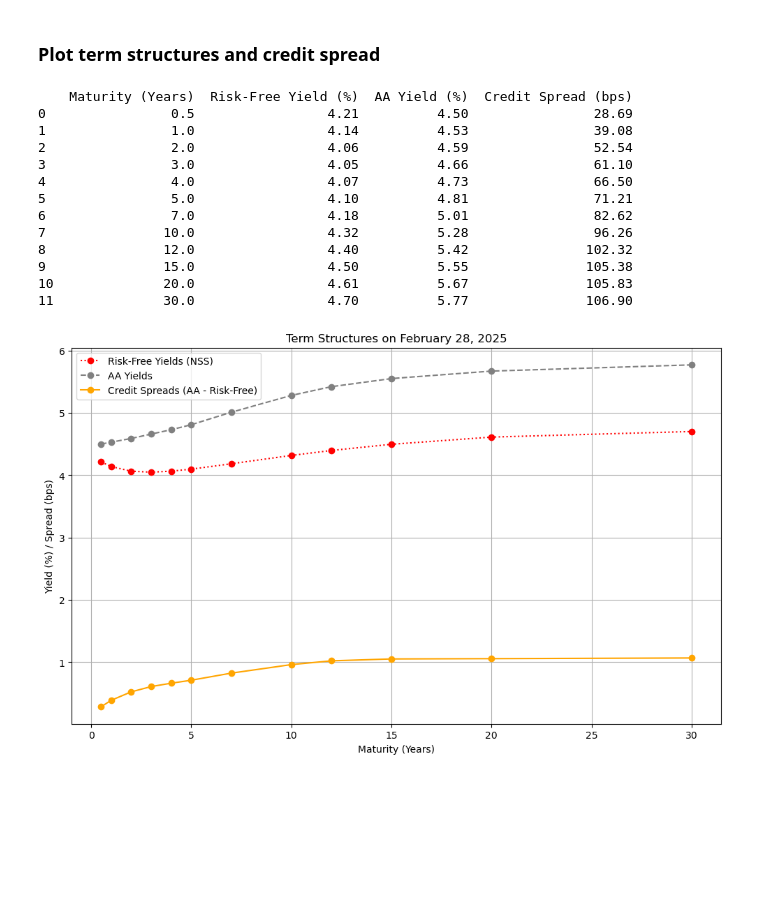
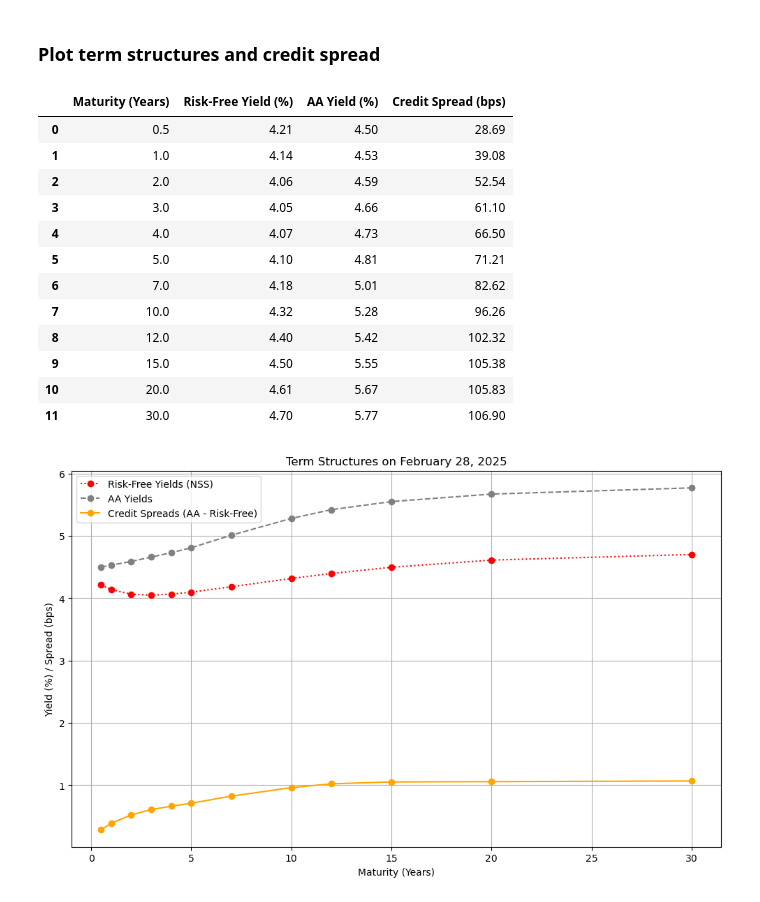
Before and after one commit to fangsitang/TP2_fixed_income, a Jupyter notebook: part1.ipynb, the cells around one changed output. Saved outputs shown, nothing was run; the diff lists cells and outputs as text; code cells hidden in the pictures; blank space fills up the shorter version.

```diff
--- a/part1.ipynb
+++ b/part1.ipynb
@@ -14,47 +14,47 @@ beta3 = 4.296030822
 tau1 = 1.227066261
 tau2 = 18.49221165
 
 # Define NSS curve function
 def nss_curve(t, beta0, beta1, beta2, beta3, tau1, tau2):
     term1 = beta0
     term2 = beta1 * ((1 - np.exp(-t / tau1)) / (t / tau1))
     term3 = beta2 * (((1 - np.exp(-t / tau1)) / (t / tau1)) - np.exp(-t / tau1))
     term4 = beta3 * (((1 - np.exp(-t / tau2)) / (t / tau2)) - np.exp(-t / tau2))
     return term1 + term2 + term3 + term4
 
 # Observed AA yields
 maturities = np.array([0.5, 1, 2, 3, 4, 5, 7, 10, 12, 15, 20, 30])
 aa_yields = np.array([4.50, 4.53, 4.59, 4.66, 4.73, 4.81, 5.01, 5.28, 5.42, 5.55, 5.67, 5.77])
 
 # Get treasury yields
 risk_free_yields = nss_curve(maturities, beta0, beta1, beta2, beta3, tau1, tau2)
 
 # Get credit spread
 credit_spreads = aa_yields - risk_free_yields
 
 # Store results
 df_results = pd.DataFrame({
     'Maturity (Years)': maturities,
     'Risk-Free Yield (%)': risk_free_yields.round(2),
     'AA Yield (%)': aa_yields,
     'Credit Spread (bps)': credit_spreads.round(4) * 100  # Convert to basis points
 })
 
-print(df_results)
+df_results
 # %% [output]
-    Maturity (Years)  Risk-Free Yield (%)  AA Yield (%)  Credit Spread (bps)
-0                0.5                 4.21          4.50                28.69
-1                1.0                 4.14          4.53                39.08
-2                2.0                 4.06          4.59                52.54
-3                3.0                 4.05          4.66                61.10
-4                4.0                 4.07          4.73                66.50
-5                5.0                 4.10          4.81                71.21
-6                7.0                 4.18          5.01                82.62
-7               10.0                 4.32          5.28                96.26
-8               12.0                 4.40          5.42               102.32
-9               15.0                 4.50          5.55               105.38
-10              20.0                 4.61          5.67               105.83
-11              30.0                 4.70          5.77               106.90
+|  | Maturity (Years) | Risk-Free Yield (%) | AA Yield (%) | Credit Spread (bps) |
+| 0 | 0.5 | 4.21 | 4.50 | 28.69 |
+| 1 | 1.0 | 4.14 | 4.53 | 39.08 |
+| 2 | 2.0 | 4.06 | 4.59 | 52.54 |
+| 3 | 3.0 | 4.05 | 4.66 | 61.10 |
+| 4 | 4.0 | 4.07 | 4.73 | 66.50 |
+| 5 | 5.0 | 4.10 | 4.81 | 71.21 |
+| 6 | 7.0 | 4.18 | 5.01 | 82.62 |
+| 7 | 10.0 | 4.32 | 5.28 | 96.26 |
+| 8 | 12.0 | 4.40 | 5.42 | 102.32 |
+| 9 | 15.0 | 4.50 | 5.55 | 105.38 |
+| 10 | 20.0 | 4.61 | 5.67 | 105.83 |
+| 11 | 30.0 | 4.70 | 5.77 | 106.90 |
 # %%
 
 # Plot results
```
Also changed, not shown: parts of 2 cells of this notebook.
